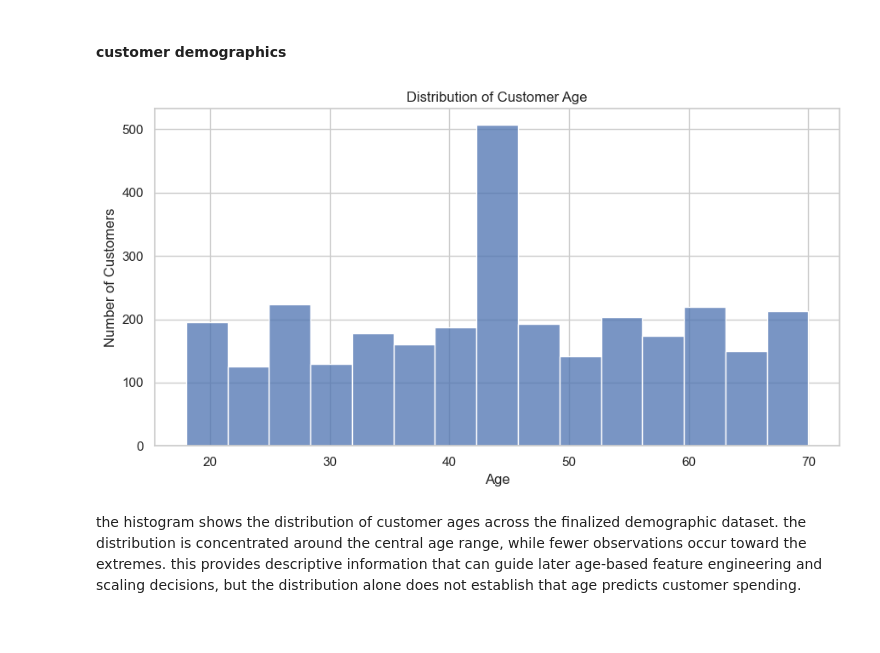
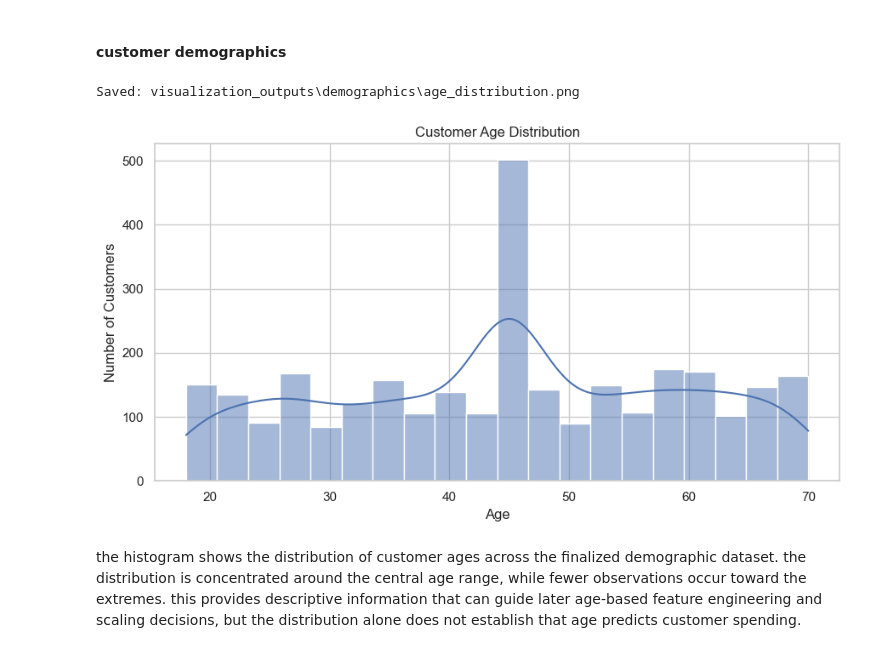
Before and after one commit to ronachel/h3101-ml-linear-algebra-project-digma, a Jupyter notebook: week7_ml_data_visualizations/week7_visualization_homework.ipynb, the cells around one changed output. Saved outputs shown, nothing was run; the diff lists cells and outputs as text; code cells hidden in the pictures.

```diff
--- a/week7_ml_data_visualizations/week7_visualization_homework.ipynb
+++ b/week7_ml_data_visualizations/week7_visualization_homework.ipynb
@@ -171,23 +193,24 @@ Transaction Amount Percentiles: [269.845 504.14  720.395]
 # %% [markdown]
 #### customer demographics
-# %%
-
-# age distribution
-plt.figure(figsize=(9, 5))
-
-sns.histplot(
-    data=customers,
-    x="Age",
-    bins=15
-)
-
-plt.title("Distribution of Customer Age")
-plt.xlabel("Age")
-plt.ylabel("Number of Customers")
-plt.tight_layout()
-plt.show()
-# %% [output]
-[figure, removed]
+# %%
+fig, ax = plt.subplots(figsize=(9, 5))
+
+sns.histplot(
+    data=customers,
+    x="Age",
+    bins=20,
+    kde=True,
+    ax=ax
+)
+
+ax.set_title("Customer Age Distribution")
+ax.set_xlabel("Age")
+ax.set_ylabel("Number of Customers")
+
+save_figure("age_distribution.png", DEMOGRAPHICS_DIR)
+# %% [output]
+Saved: visualization_outputs\demographics\age_distribution.png
+[figure, added]
 # %% [markdown]
 the histogram shows the distribution of customer ages across the finalized demographic dataset. the distribution is concentrated around the central age range, while fewer observations occur toward the extremes. this provides descriptive information that can guide later age-based feature engineering and scaling decisions, but the distribution alone does not establish that age predicts customer spending.
 # %% [markdown]
```
Also changed, not shown: parts of 25 cells of this notebook.
